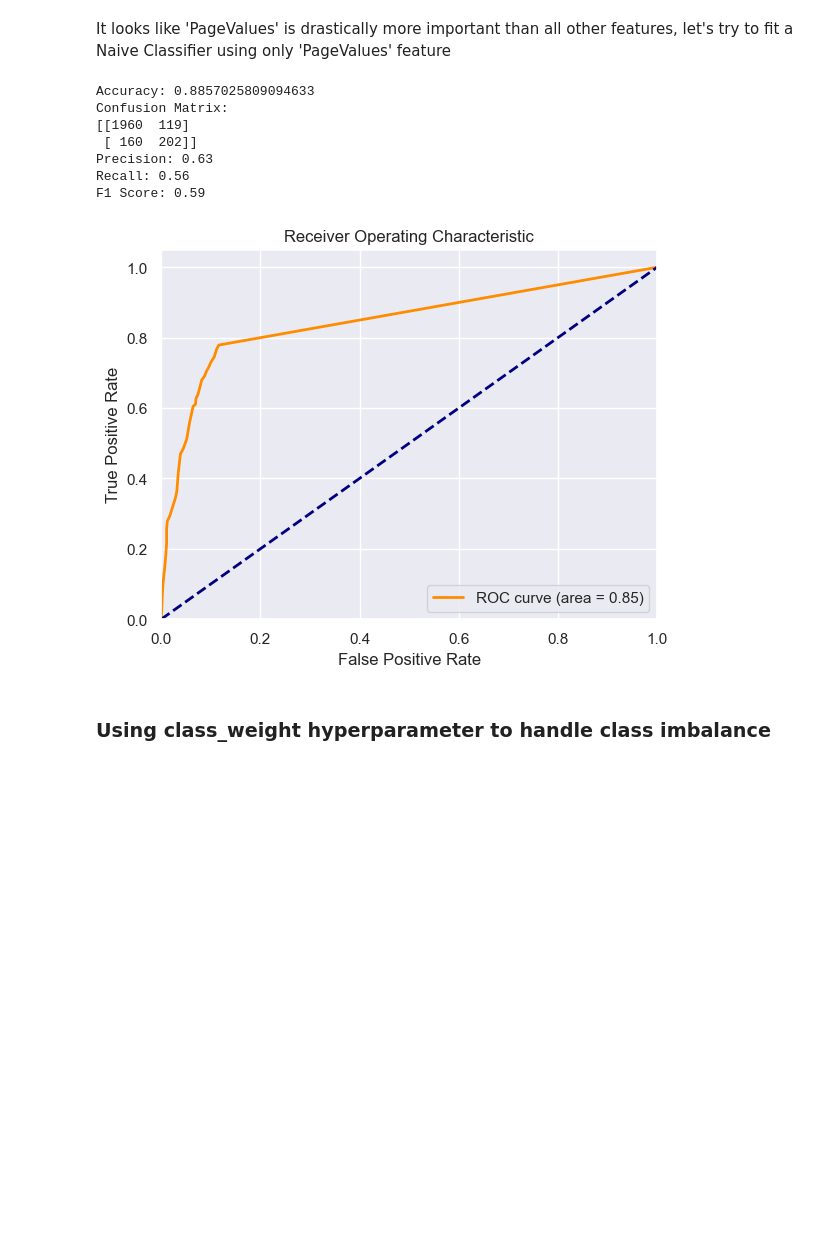
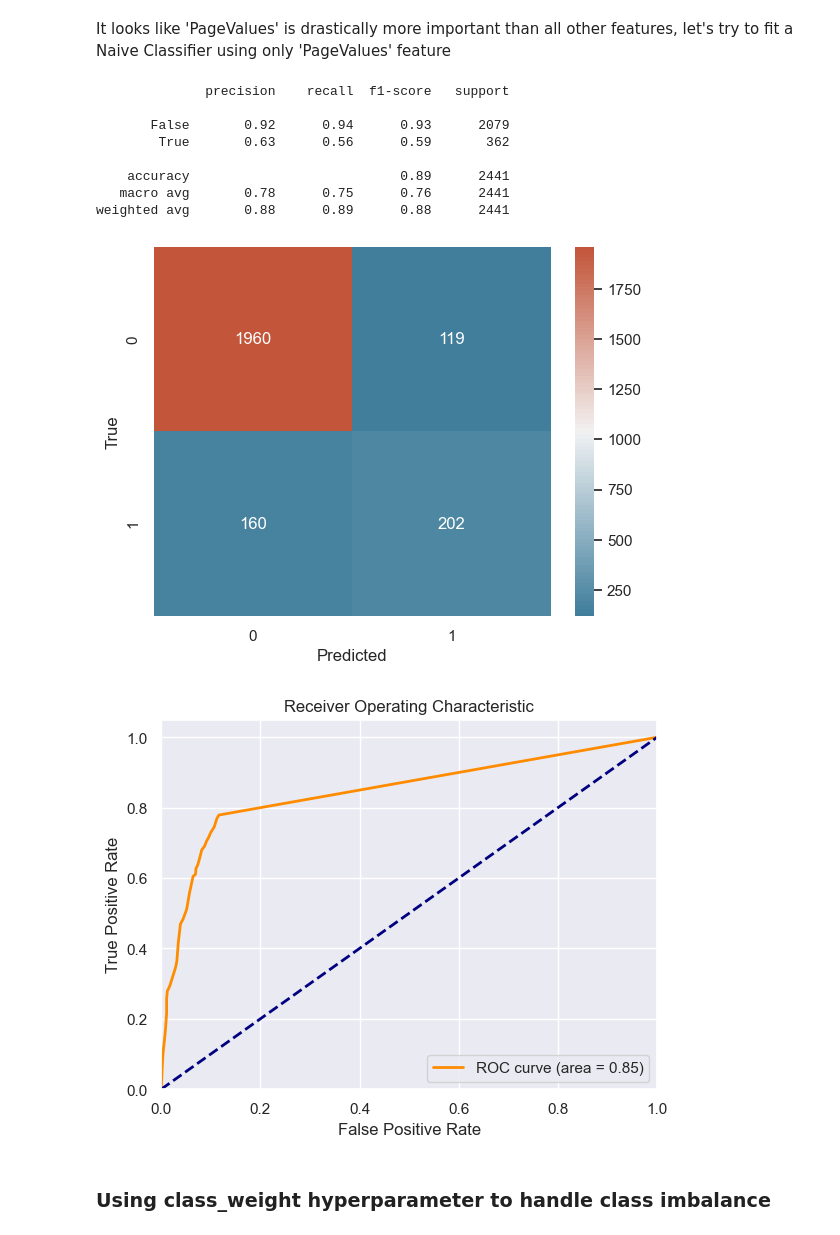
Before and after one commit to alessandroAbati/Online-Shoppers-Purchasing-Intention-Prediction, a Jupyter notebook: main.ipynb, the cells around one changed output. Cells and saved outputs as stored; diff of their text form; code cells hidden in the pictures; blank space fills up the shorter version.

```diff
--- a/main.ipynb
+++ b/main.ipynb
@@ -469,52 +468,49 @@ pipe = Pipeline([
                 ('classifier', DecisionTreeClassifier(criterion='entropy', max_depth=10, min_samples_leaf=50, random_state=42))
                 ])
 
 # Fit and predict
 pipe.fit(X_train_naive, y_train)
 y_pred = pipe.predict(X_test_naive)
 
 # Predict probabilities for the test data
 y_probs = pipe.predict_proba(X_test_naive)[:, 1]  # get the probability of the positive class
 
 # Evaluate the model
-accuracy = accuracy_score(y_test, y_pred)
 conf_matrix = confusion_matrix(y_test, y_pred)
+print(classification_report(y_test, y_pred))
 
-# Calculate Precision, Recall, and F1 score
-precision = precision_score(y_test, y_pred)
-recall = recall_score(y_test, y_pred)
-f1 = f1_score(y_test, y_pred)
-
-print(f'Accuracy: {accuracy}')
-print(f'Confusion Matrix:\n{conf_matrix}')
-print(f'Precision: {precision:.2f}')
-print(f'Recall: {recall:.2f}')
-print(f'F1 Score: {f1:.2f}')
+# Plot confusion matrix
+sns.heatmap(conf_matrix, annot=True, fmt="d", cmap=cmap)
+plt.xlabel('Predicted')
+plt.ylabel('True')
+plt.show()
 
 # Calculate ROC Curve and AUC
 fpr, tpr, thresholds = roc_curve(y_test, y_probs)
 roc_auc = auc(fpr, tpr)
 
 # Plot the ROC Curve
 plt.figure()
 plt.plot(fpr, tpr, color='darkorange', lw=2, label='ROC curve (area = %0.2f)' % roc_auc)
 plt.plot([0, 1], [0, 1], color='navy', lw=2, linestyle='--')
 plt.xlim([0.0, 1.0])
 plt.ylim([0.0, 1.05])
 plt.xlabel('False Positive Rate')
 plt.ylabel('True Positive Rate')
 plt.title('Receiver Operating Characteristic')
 plt.legend(loc="lower right")
 plt.show()
 # %% [output]
-Accuracy: 0.8857025809094633
-Confusion Matrix:
-[[1960  119]
- [ 160  202]]
-Precision: 0.63
-Recall: 0.56
-F1 Score: 0.59
+              precision    recall  f1-score   support
+
+       False       0.92      0.94      0.93      2079
+        True       0.63      0.56      0.59       362
+
+    accuracy                           0.89      2441
+   macro avg       0.78      0.75      0.76      2441
+weighted avg       0.88      0.89      0.88      2441
-[figure, old version]
+[figure, new version]
+[figure, added]
 # %% [markdown]
 ### Using class_weight hyperparameter to handle class imbalance
 # %%
```
Also changed, not shown: parts of 8 cells of this notebook.
